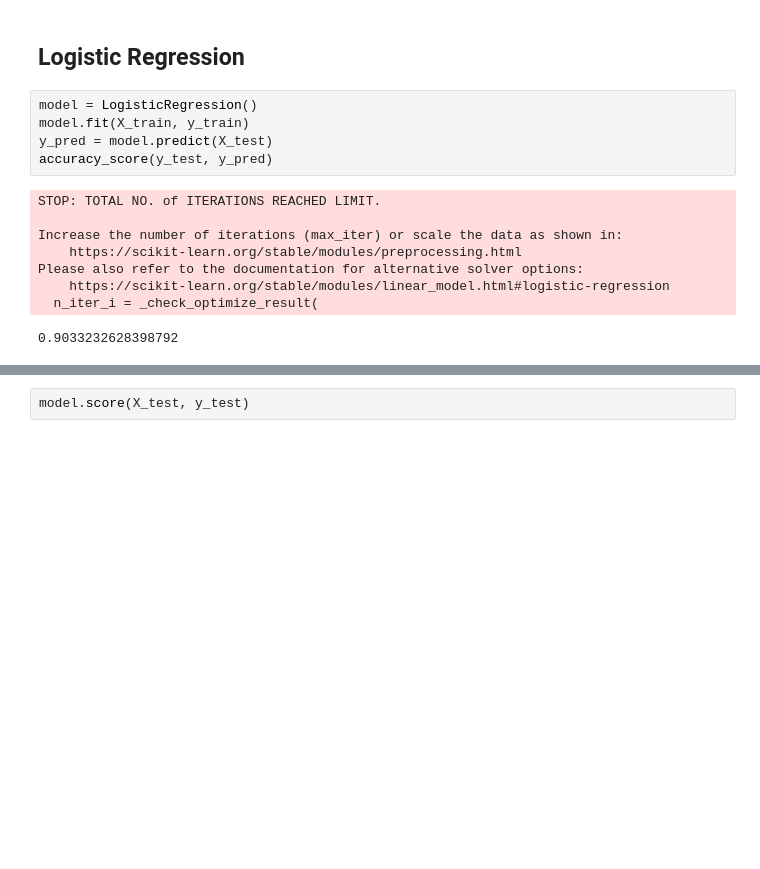
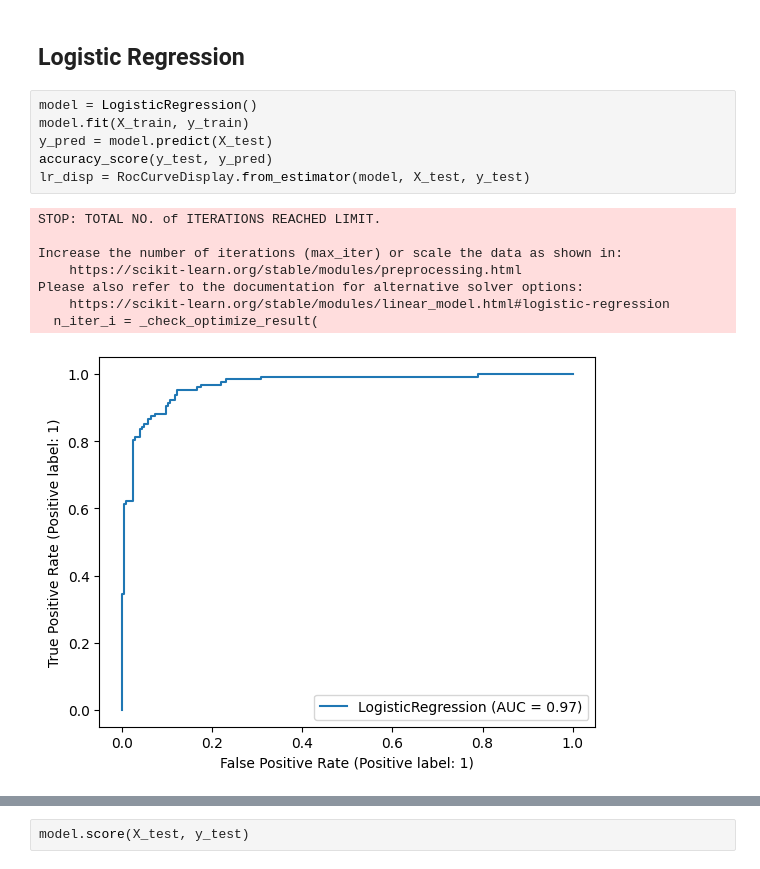
Before and after one commit to max-barker/comp5013-project, a Jupyter notebook: workbook.ipynb, the cells around one changed output, grey strips where cells are left out. Cells and saved outputs as stored; diff of their text form; blank space fills up the shorter version.

```diff
--- a/workbook.ipynb
+++ b/workbook.ipynb
@@ -221,15 +221,16 @@ y_test = df_titanic_test.Survived
 # %%
 model = LogisticRegression()
 model.fit(X_train, y_train)
 y_pred = model.predict(X_test)
 accuracy_score(y_test, y_pred)
+lr_disp = RocCurveDisplay.from_estimator(model, X_test, y_test)
 # %% [output]
 STOP: TOTAL NO. of ITERATIONS REACHED LIMIT.
 
 Increase the number of iterations (max_iter) or scale the data as shown in:
     https://scikit-learn.org/stable/modules/preprocessing.html
 Please also refer to the documentation for alternative solver options:
     https://scikit-learn.org/stable/modules/linear_model.html#logistic-regression
   n_iter_i = _check_optimize_result(
-0.9033232628398792
+[figure, added]
 # %%
```
Also changed, not shown: parts of 7 cells of this notebook.
